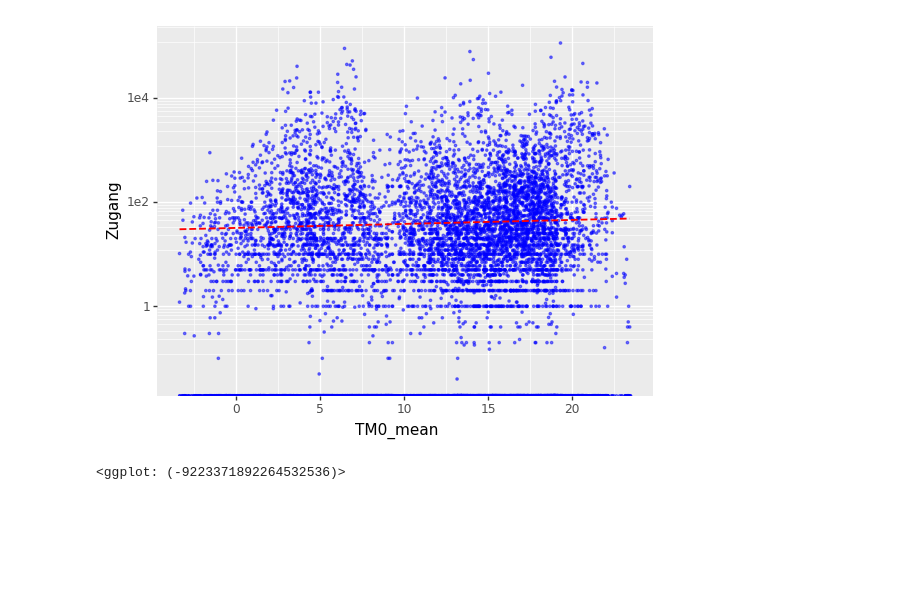
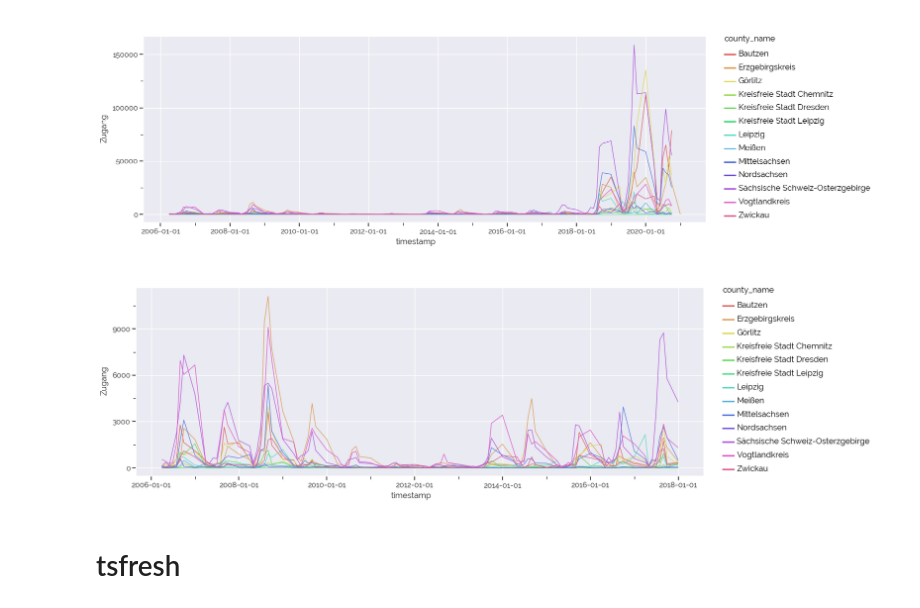
Before and after one commit to ho-ya/Bark_Beetle_Sachsenforst, a Jupyter notebook: 2_EDA.ipynb, the cells around one changed output. Saved outputs shown, nothing was run; the diff lists cells and outputs as text; code cells hidden in the pictures; blank space fills up the shorter version.

Commit message:
started with EDA, made a nice bubble map, first look at tsfresh module

```diff
--- a/2_EDA.ipynb
+++ b/2_EDA.ipynb
@@ -38,14 +204,20 @@ y = data.groupby('area_endangered').mean()['Zugang'].values
-# %%
-
-(
-    ggplot(data, aes('TM0_mean', 'Zugang'))
-    + geom_point(alpha=0.5, size=0.5, color='blue')
-    + geom_smooth(color = 'red', size = .75, linetype = 'dashed', se=False)
-    + scale_y_log10()
- #   + theme_classic()
-)
-
-#ggsave(plot=p, filename='map.png', dpi=300, width=8, height=5)
-# %% [output]
-[figure, removed]
-<ggplot: (-9223371892264532536)>
+# %%
+grouped = data.groupby(['timestamp','county_name'])['Zugang'].sum().reset_index()
+# %%
+(
+    p9.ggplot(grouped, p9.aes('timestamp', 'Zugang', color='county_name'))
+    + p9.geom_line()
+    + p9.theme_seaborn()
+).draw();
+# %% [output]
+[figure, added]
+# %%
+(
+    p9.ggplot(grouped[grouped['timestamp'] < pd.Timestamp('2018-01-01')], p9.aes('timestamp', 'Zugang', color='county_name'))
+    + p9.geom_line()
+    + p9.theme_seaborn()
+).draw();
+# %% [output]
+[figure, added]
+# %% [markdown]
+# tsfresh
```
Also changed, not shown: parts of 44 cells of this notebook, 2 other files.
